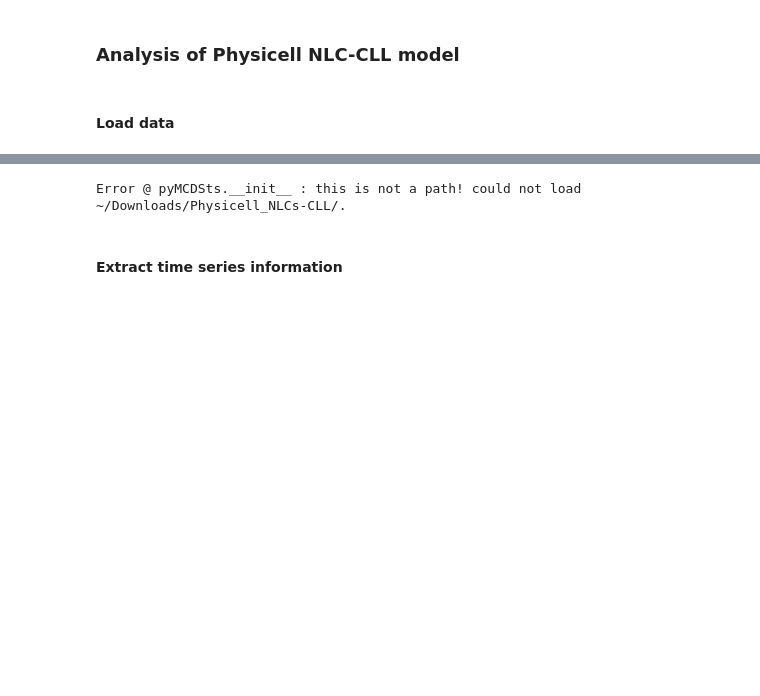
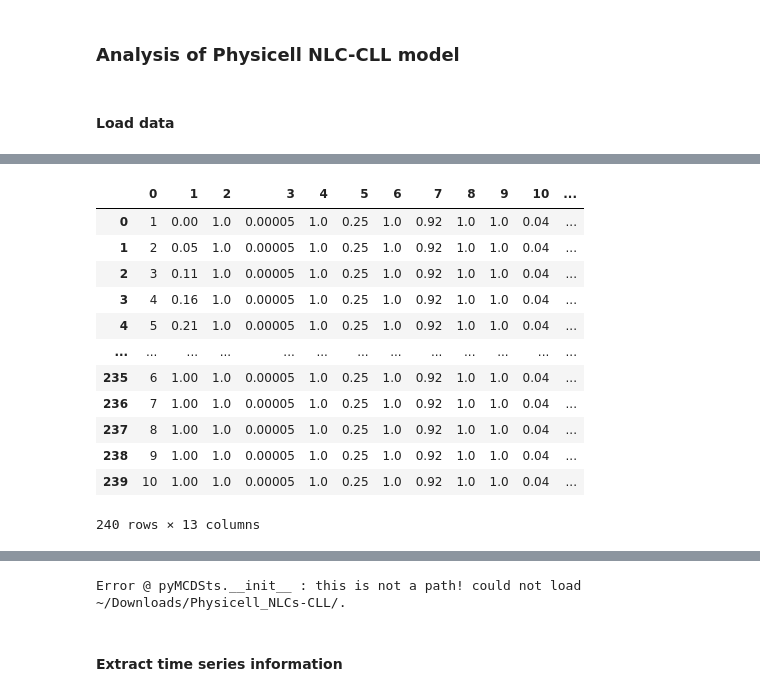
Before and after one commit to mhurtado13/NLC-CLL_HPC_exploration, a Jupyter notebook: Physicell_NLCs-CLL/scripts/NLCs-CLL_Analysis.ipynb, the cells around one changed output, grey strips where cells are left out. Drawn from its saved outputs; the diff is of its cells as text; code cells hidden in the pictures; blank space fills up the shorter version.

```diff
--- a/Physicell_NLCs-CLL/scripts/NLCs-CLL_Analysis.ipynb
+++ b/Physicell_NLCs-CLL/scripts/NLCs-CLL_Analysis.ipynb
@@ -14,0 +12,65 @@ Error @ pyMCDSts.__init__ : this is not a path! could not load ~/Downloads/Physi
+# %%
+import pandas as pd
+import sys
+from multiprocessing.pool import ThreadPool
+from multiprocessing import Pool
+from model_simulation import run_model
+import numpy as np
+
+num_tasks = 10
+n_replicates = 5
+
+pool = ThreadPool(num_tasks)
+
+input = {'uptake_rate_cancer': 1.0, 'speed_cancer': 1.0, 'transformation_rate_cancer': 5e-5,
+                  'speed_monocytes':1.0, 'dead_phagocytosis_rate_monocytes':25e-2, 'speed_macrophages':1.0,
+                  'dead_phagocytosis_rate_macrophages':92e-2, 'secretion_rate_NLCs':1.0, 'speed_NLCs':1.0,
+                  'dead_phagocytosis_rate_NLCs':4e-2, 'death_rate_apoptotic':3e-3, 'secretion_rate_apoptotic': 1.0}
+
+#death rate apoptotic cells
+#number of initial apoptotic cells
+#number of initial CLL cells
+
+default_values = list(input.values())
+
+explore_values = list(np.round(np.linspace(0, 1, 20), 2))
+#explore_values = [0,1]
+
+def reset_values(data, values_def):
+    for i, key in enumerate(data.keys()):
+        data[key] = values_def[i]
+
+results = []
+x = []
+thread_params = []
+
+for parameter in input.keys():
+    for i in explore_values:
+        input[parameter] = i
+        x.append(tuple(input.values()))
+        reset_values(input, default_values)
+
+for i, param in enumerate(x):
+        thread_id = i % num_tasks + 1
+        thread_params.append((thread_id,) + param)
+
+thread_params
+#explore_values
+
+data = pd.DataFrame(thread_params)
+len(data)
+data
+# %% [output]
+|  | 0 | 1 | 2 | 3 | 4 | 5 | 6 | 7 | 8 | 9 | 10 | ... |
+| 0 | 1 | 0.00 | 1.0 | 0.00005 | 1.0 | 0.25 | 1.0 | 0.92 | 1.0 | 1.0 | 0.04 | ... |
+| 1 | 2 | 0.05 | 1.0 | 0.00005 | 1.0 | 0.25 | 1.0 | 0.92 | 1.0 | 1.0 | 0.04 | ... |
+| 2 | 3 | 0.11 | 1.0 | 0.00005 | 1.0 | 0.25 | 1.0 | 0.92 | 1.0 | 1.0 | 0.04 | ... |
+| 3 | 4 | 0.16 | 1.0 | 0.00005 | 1.0 | 0.25 | 1.0 | 0.92 | 1.0 | 1.0 | 0.04 | ... |
+| 4 | 5 | 0.21 | 1.0 | 0.00005 | 1.0 | 0.25 | 1.0 | 0.92 | 1.0 | 1.0 | 0.04 | ... |
+| ... | ... | ... | ... | ... | ... | ... | ... | ... | ... | ... | ... | ... |
+| 235 | 6 | 1.00 | 1.0 | 0.00005 | 1.0 | 0.25 | 1.0 | 0.92 | 1.0 | 1.0 | 0.04 | ... |
+| 236 | 7 | 1.00 | 1.0 | 0.00005 | 1.0 | 0.25 | 1.0 | 0.92 | 1.0 | 1.0 | 0.04 | ... |
+| 237 | 8 | 1.00 | 1.0 | 0.00005 | 1.0 | 0.25 | 1.0 | 0.92 | 1.0 | 1.0 | 0.04 | ... |
+| 238 | 9 | 1.00 | 1.0 | 0.00005 | 1.0 | 0.25 | 1.0 | 0.92 | 1.0 | 1.0 | 0.04 | ... |
+| 239 | 10 | 1.00 | 1.0 | 0.00005 | 1.0 | 0.25 | 1.0 | 0.92 | 1.0 | 1.0 | 0.04 | ... |
+240 rows × 13 columns
```
Also changed, not shown: parts of 2 cells of this notebook, 33 other files.
